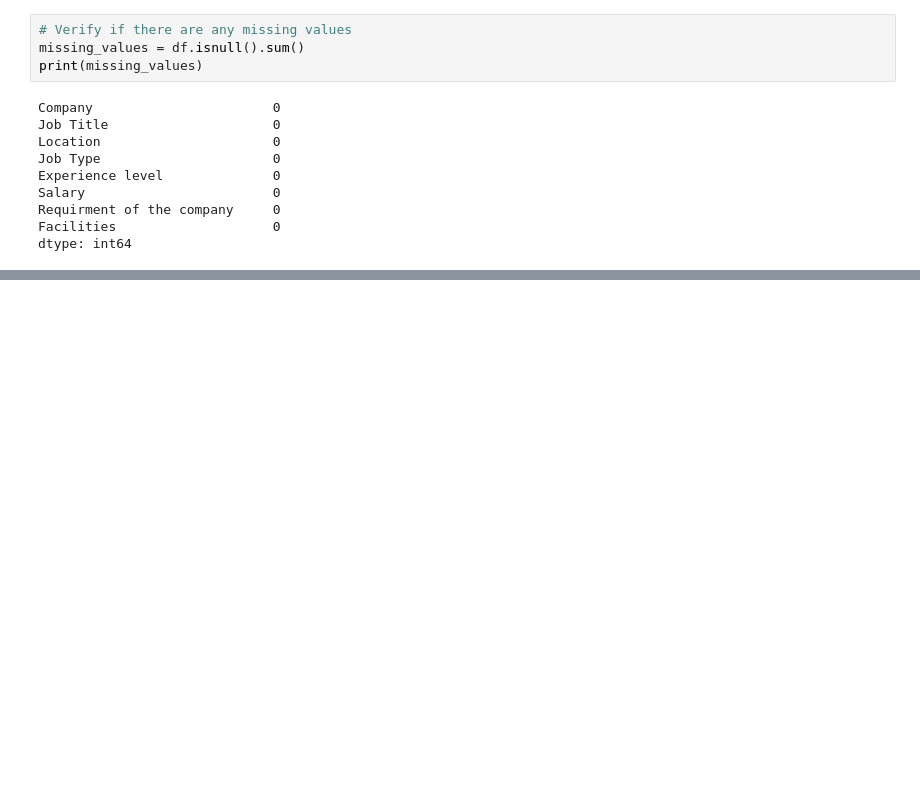
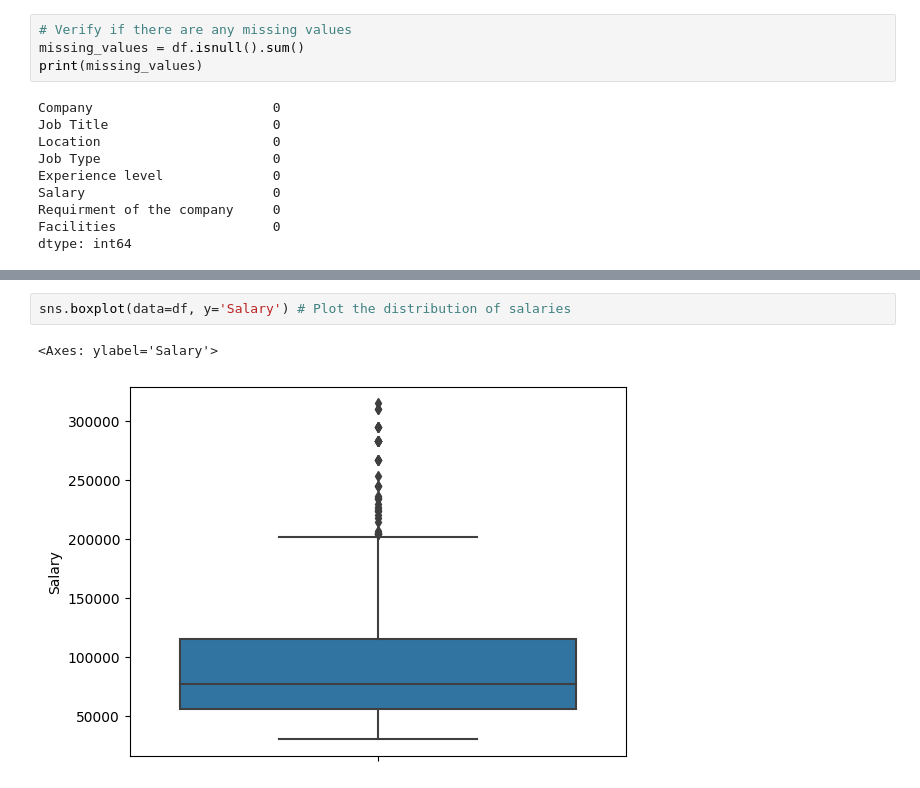
Before and after one commit to AestheticPoints/data-science-job, a Jupyter notebook: data_science_analysis.ipynb, the cells around one changed output, grey strips where cells are left out. Saved outputs shown, nothing was run; the diff lists cells and outputs as text; blank space fills up the shorter version.

```diff
--- a/data_science_analysis.ipynb
+++ b/data_science_analysis.ipynb
@@ -189,0 +224,5 @@ dtype: int64
+# %%
+sns.boxplot(data=df, y='Salary') # Plot the distribution of salaries
+# %% [output]
+<Axes: ylabel='Salary'>
+[figure, added]
```
Also changed, not shown: parts of 12 cells of this notebook.
